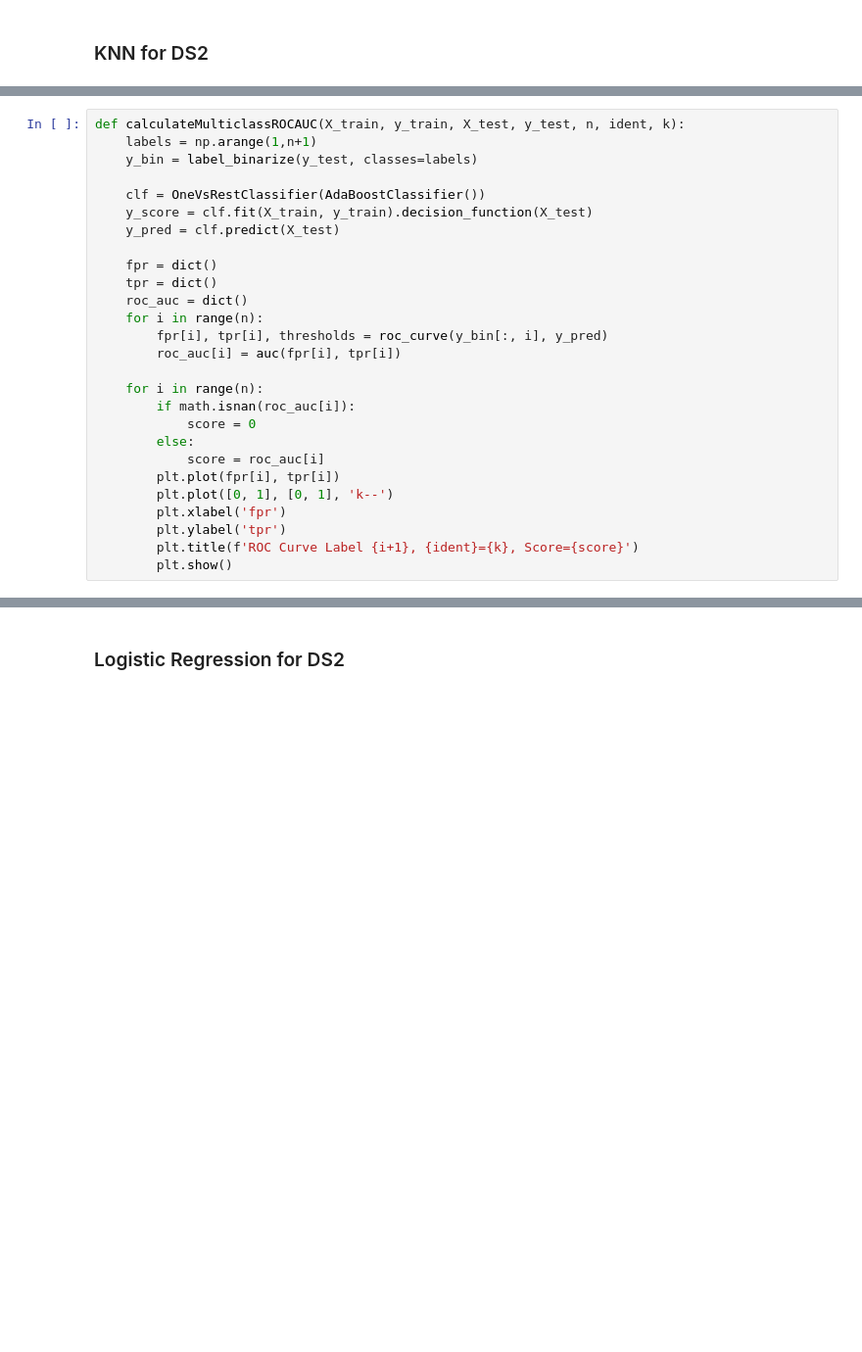
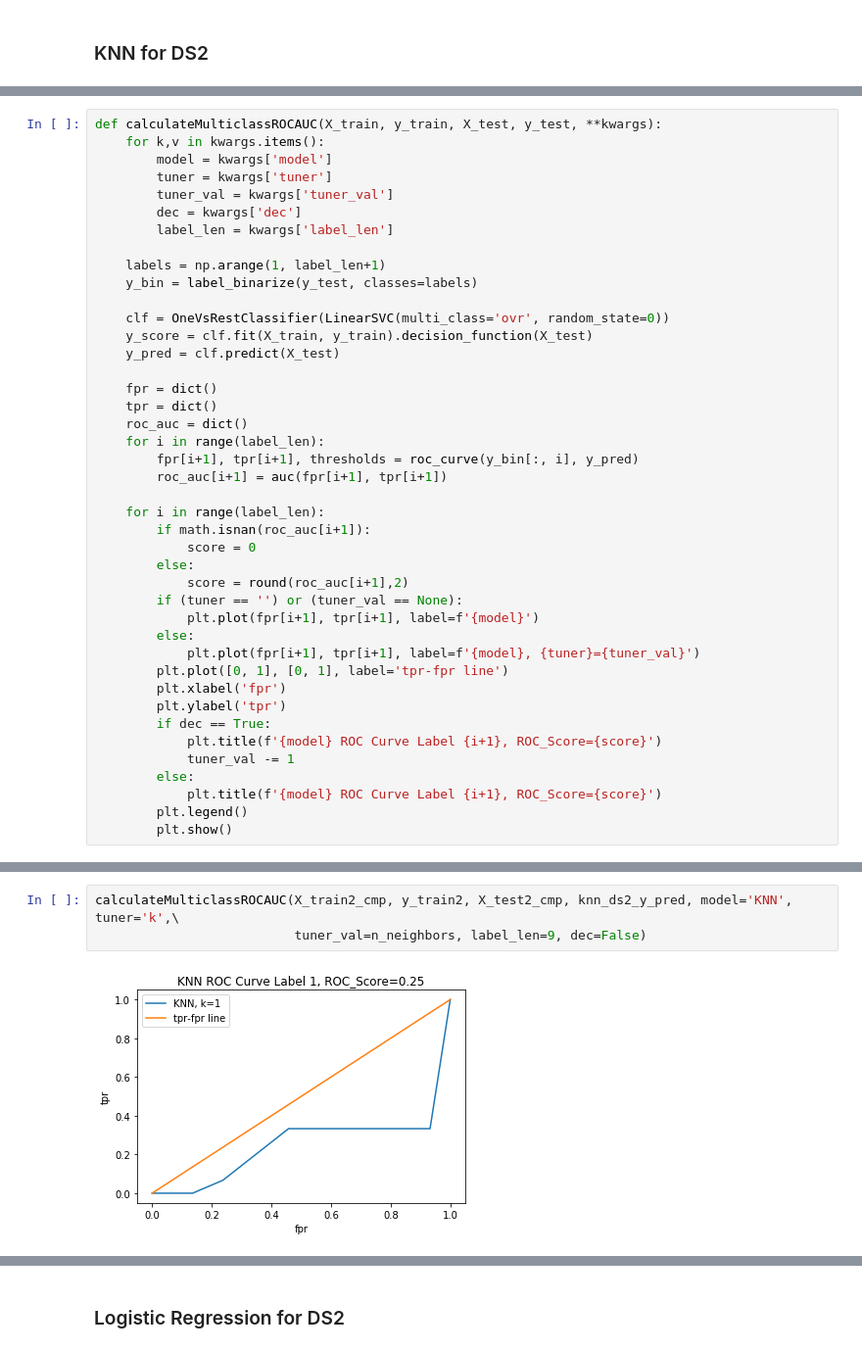
Before and after one commit to bnonni/Python, a Jupyter notebook: Machine_Learning/Project/Bryan/P1_Bryan.ipynb, the cells around one changed output, grey strips where cells are left out. Shown at 98% size. Drawn from its saved outputs; the diff is of its cells as text; blank space fills up the shorter version.

```diff
--- a/Machine_Learning/Project/Bryan/P1_Bryan.ipynb
+++ b/Machine_Learning/Project/Bryan/P1_Bryan.ipynb
@@ -307,27 +323,42 @@ array([ 9,  1,  6,  4,  6,  5,  6,  6,  8, 11,  3,  1,  3,  3,  1,  4,  6,
 # %%
-def calculateMulticlassROCAUC(X_train, y_train, X_test, y_test, n, ident, k):
-    labels = np.arange(1,n+1)
+def calculateMulticlassROCAUC(X_train, y_train, X_test, y_test, **kwargs):
+    for k,v in kwargs.items():
+        model = kwargs['model']
+        tuner = kwargs['tuner']
+        tuner_val = kwargs['tuner_val']
+        dec = kwargs['dec']
+        label_len = kwargs['label_len']
+
+    labels = np.arange(1, label_len+1)
     y_bin = label_binarize(y_test, classes=labels)
 
-    clf = OneVsRestClassifier(AdaBoostClassifier())
+    clf = OneVsRestClassifier(LinearSVC(multi_class='ovr', random_state=0))
     y_score = clf.fit(X_train, y_train).decision_function(X_test)
     y_pred = clf.predict(X_test)
 
     fpr = dict()
     tpr = dict()
     roc_auc = dict()
-    for i in range(n):
-        fpr[i], tpr[i], thresholds = roc_curve(y_bin[:, i], y_pred)
-        roc_auc[i] = auc(fpr[i], tpr[i])
+    for i in range(label_len):
+        fpr[i+1], tpr[i+1], thresholds = roc_curve(y_bin[:, i], y_pred)
+        roc_auc[i+1] = auc(fpr[i+1], tpr[i+1])
 
-    for i in range(n):
-        if math.isnan(roc_auc[i]):
+    for i in range(label_len):
+        if math.isnan(roc_auc[i+1]):
             score = 0
         else:
-            score = roc_auc[i]
-        plt.plot(fpr[i], tpr[i])
-        plt.plot([0, 1], [0, 1], 'k--')
+            score = round(roc_auc[i+1],2)
+        if (tuner == '') or (tuner_val == None):
+            plt.plot(fpr[i+1], tpr[i+1], label=f'{model}')
+        else:
+            plt.plot(fpr[i+1], tpr[i+1], label=f'{model}, {tuner}={tuner_val}')
+        plt.plot([0, 1], [0, 1], label='tpr-fpr line')
         plt.xlabel('fpr')
         plt.ylabel('tpr')
-        plt.title(f'ROC Curve Label {i+1}, {ident}={k}, Score={score}')
+        if dec == True:
+            plt.title(f'{model} ROC Curve Label {i+1}, ROC_Score={score}')
+            tuner_val -= 1
+        else:
+            plt.title(f'{model} ROC Curve Label {i+1}, ROC_Score={score}')
+        plt.legend()
         plt.show()
@@ -347,0 +365,5 @@ calculateMulticlassROCAUC(X_train2_cmp, y_train2, X_test2_cmp, y_test2, 11, 'k',
+# %%
+calculateMulticlassROCAUC(X_train2_cmp, y_train2, X_test2_cmp, knn_ds2_y_pred, model='KNN', tuner='k',\
+                          tuner_val=n_neighbors, label_len=9, dec=False)
+# %% [output]
+[figure, added]
```
Also changed, not shown: parts of 124 cells of this notebook, 26 other files.
